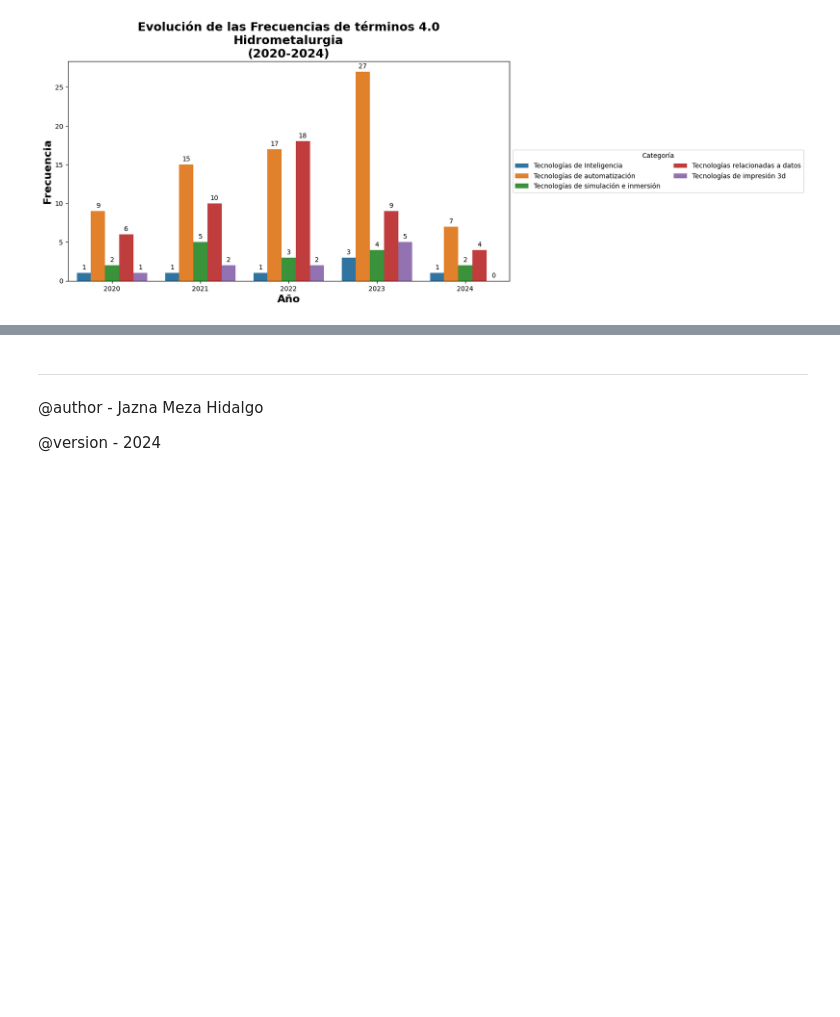
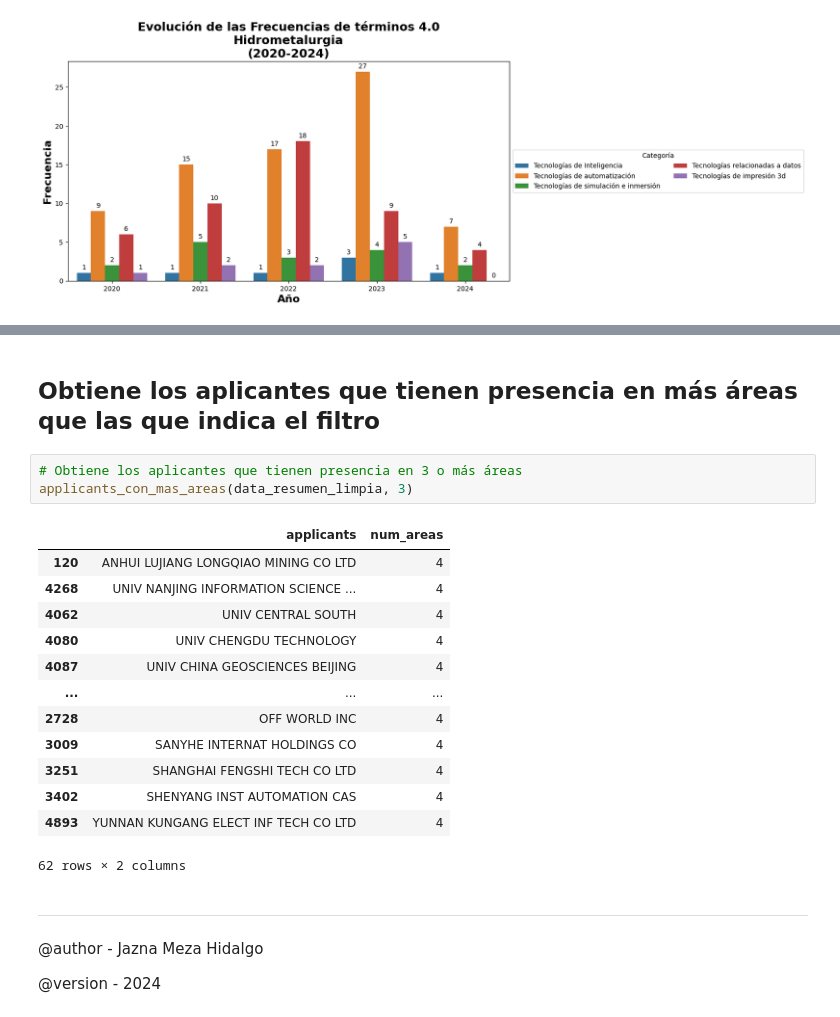
Before and after one commit to jamezahidalgo/analisis_patentes, a Jupyter notebook: notebooks/Analisis_por_areas.ipynb, the cells around one changed output, grey strips where cells are left out. Cells and saved outputs as stored; diff of their text form; blank space fills up the shorter version.

```diff
--- a/notebooks/Analisis_por_areas.ipynb
+++ b/notebooks/Analisis_por_areas.ipynb
@@ -490,3 +626,22 @@ grafico_barras_etiquetas(data_frecuencia, x_area)
+# %% [markdown]
+## Obtiene los aplicantes que tienen presencia en más áreas que las que indica el filtro
+# %%
+# Obtiene los aplicantes que tienen presencia en 3 o más áreas
+applicants_con_mas_areas(data_resumen_limpia, 3)
+# %% [output]
+|  | applicants | num_areas |
+| 120 | ANHUI LUJIANG LONGQIAO MINING CO LTD | 4 |
+| 4268 | UNIV NANJING INFORMATION SCIENCE ... | 4 |
+| 4062 | UNIV CENTRAL SOUTH | 4 |
+| 4080 | UNIV CHENGDU TECHNOLOGY | 4 |
+| 4087 | UNIV CHINA GEOSCIENCES BEIJING | 4 |
+| ... | ... | ... |
+| 2728 | OFF WORLD INC | 4 |
+| 3009 | SANYHE INTERNAT HOLDINGS CO | 4 |
+| 3251 | SHANGHAI FENGSHI TECH CO LTD | 4 |
+| 3402 | SHENYANG INST AUTOMATION CAS | 4 |
+| 4893 | YUNNAN KUNGANG ELECT INF TECH CO LTD | 4 |
+62 rows × 2 columns
 # %% [markdown]
 
 
```
Also changed, not shown: parts of 26 cells of this notebook.
